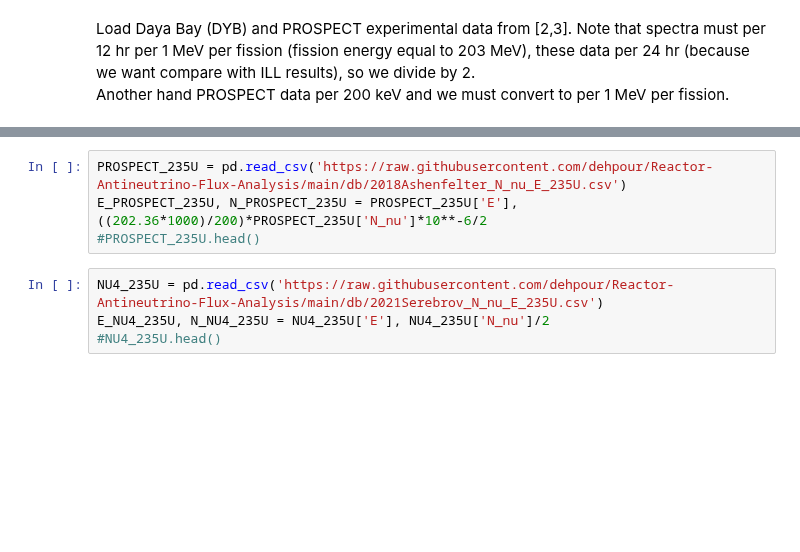
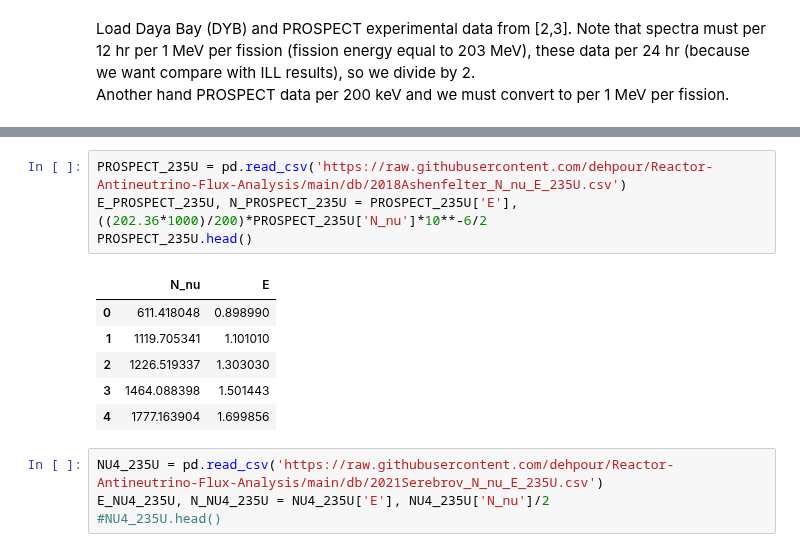
Before and after one commit to dehpour/Reactor-Antineutrino-Flux-Analysis, a Jupyter notebook: ILL's Phenomenological Model Predicted Antineutrino Flux Compare with Recently Observations.ipynb, the cells around one changed output, grey strips where cells are left out. Drawn from its saved outputs; the diff is of its cells as text; blank space fills up the shorter version.

```diff
--- a/ILL's Phenomenological Model Predicted Antineutrino Flux Compare with Recently Observations.ipynb
+++ b/ILL's Phenomenological Model Predicted Antineutrino Flux Compare with Recently Observations.ipynb
@@ -43,7 +50,14 @@ E_DYB_235U, N_DYB_235U = DYB_235U['E'], DYB_235U['N_nu']/2
 # %%
 PROSPECT_235U = pd.read_csv('https://raw.githubusercontent.com/dehpour/Reactor-Antineutrino-Flux-Analysis/main/db/2018Ashenfelter_N_nu_E_235U.csv')
 E_PROSPECT_235U, N_PROSPECT_235U = PROSPECT_235U['E'], ((202.36*1000)/200)*PROSPECT_235U['N_nu']*10**-6/2
-#PROSPECT_235U.head()
+PROSPECT_235U.head()
+# %% [output]
+|  | N_nu | E |
+| 0 | 611.418048 | 0.898990 |
+| 1 | 1119.705341 | 1.101010 |
+| 2 | 1226.519337 | 1.303030 |
+| 3 | 1464.088398 | 1.501443 |
+| 4 | 1777.163904 | 1.699856 |
 # %%
 NU4_235U = pd.read_csv('https://raw.githubusercontent.com/dehpour/Reactor-Antineutrino-Flux-Analysis/main/db/2021Serebrov_N_nu_E_235U.csv')
 E_NU4_235U, N_NU4_235U = NU4_235U['E'], NU4_235U['N_nu']/2
```
Also changed, not shown: parts of 4 cells of this notebook.
